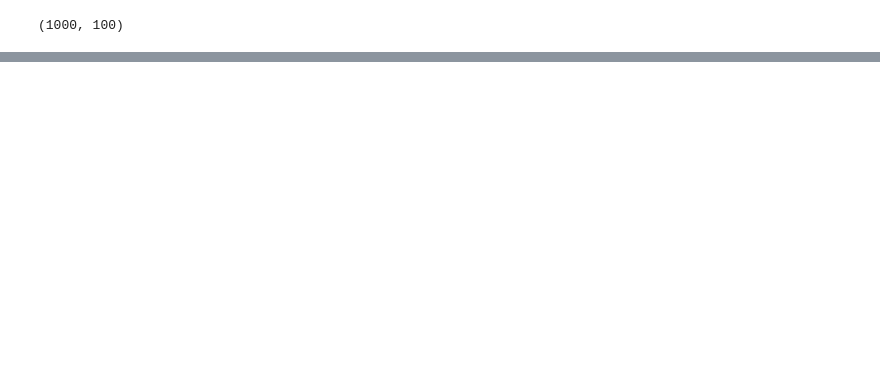
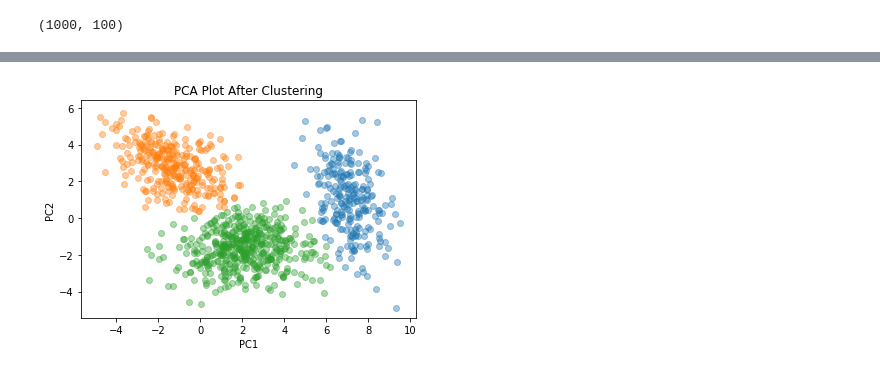
Before and after one commit to MzMahmud/Machine_Learning_Sessional_CSE_472, a Jupyter notebook: assignment_3/pca_em.ipynb, the cells around one changed output, grey strips where cells are left out. Drawn from its saved outputs; the diff is of its cells as text; code cells hidden in the pictures; blank space fills up the shorter version.

```diff
--- a/assignment_3/pca_em.ipynb
+++ b/assignment_3/pca_em.ipynb
@@ -184,3 +181,20 @@ array([0.24047137, 0.30291318, 0.45661545])
+# %%
+# seperate cluster and plot with various color
+clusters = [ [] for _ in range(n_cluster) ]
+
+for i,point in enumerate(X_projected):
+    cluster_index = np.argmax(p[i])
+    clusters[cluster_index].append(point)
+
+plt.title('PCA Plot After Clustering')
+plt.xlabel('PC1')
+plt.ylabel('PC2')
+for cluster in clusters:
+    cluster = np.array(cluster)
+    plt.scatter(cluster[:,0],cluster[:,1],alpha=.4)
+plt.show()
+# %% [output]
+[figure, added]
 # %%
 # this is not my code: copied from internet to plot contour
 def bivariate_normal(X, Y, sigmax=1.0, sigmay=1.0,
```
Also changed, not shown: parts of 6 cells of this notebook.
